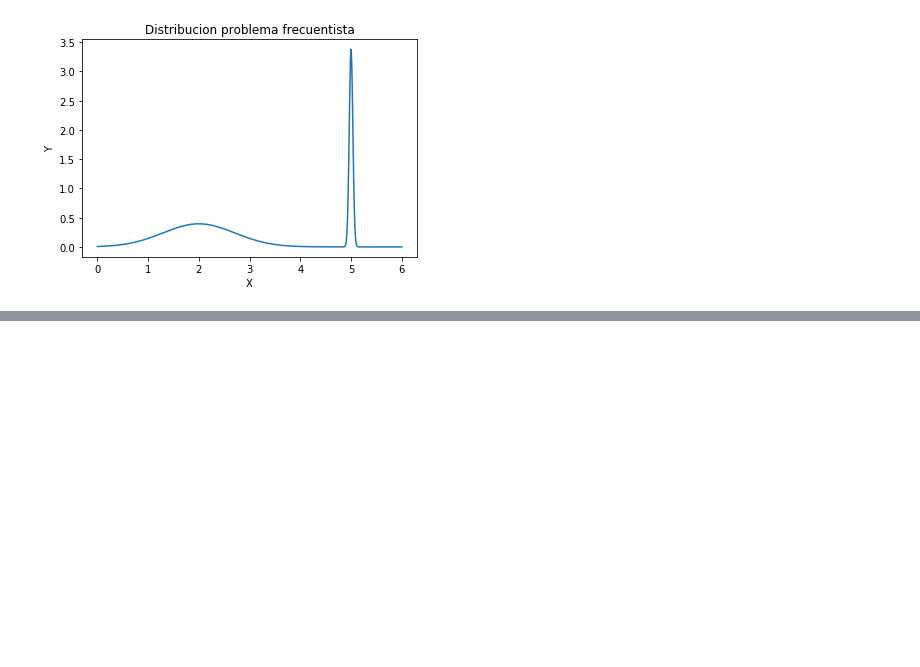
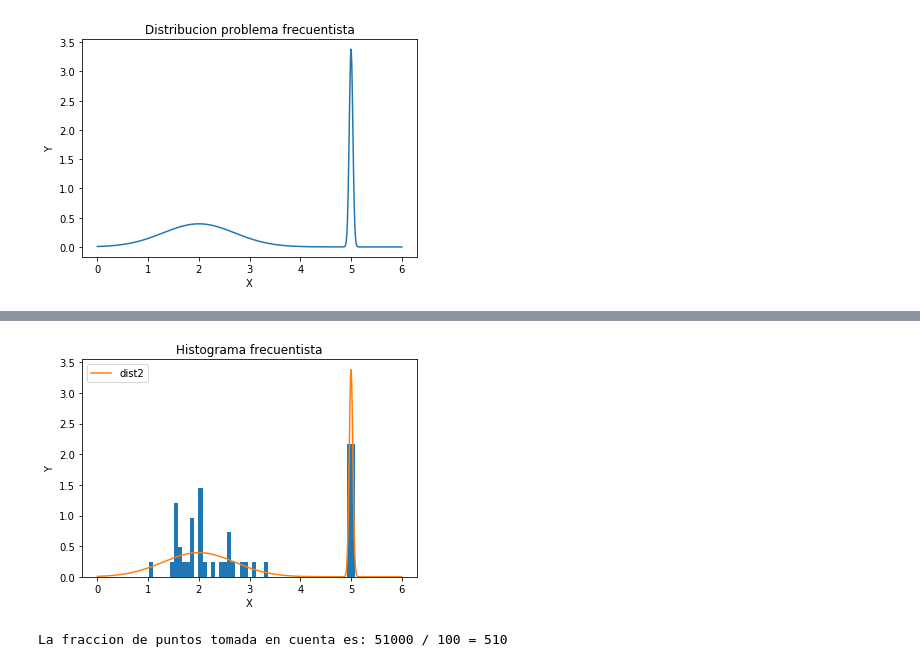
Before and after one commit to Angelicarjs/AngelicaMoreno_bonofinal, a Jupyter notebook: AngelicaMoreno_bonofinal.ipynb, the cells around one changed output, grey strips where cells are left out. Cells and saved outputs as stored; diff of their text form; code cells hidden in the pictures; blank space fills up the shorter version.

```diff
--- a/AngelicaMoreno_bonofinal.ipynb
+++ b/AngelicaMoreno_bonofinal.ipynb
@@ -91,0 +93,34 @@ plt.show()
+# %%
+#Histograma frecuencista
+x_3 = (60*np.random.rand(1000))/10 #1000 randoms entre 0 y 6
+y_3 = (350*np.random.rand(1000))/100 #1000 randoms entre 0 y 3.5
+
+#lista donde se guardan los valores de x que se encunetren debajo de la funcion
+x_bj = list()
+
+i = 0 #contador
+cts = 0 #contador para calcular la fraccion de puntos que se tomaron
+while(i<1000):
+    x_act = x_3[i]
+    if( y_3[i] < funcion(x_act) ): #pregunta si esta por debajo de la funcion
+        x_bj.append(x_act)
+        cts = cts + 1
+
+    i = i+1
+
+#plotea
+plt.figure()
+plt.hist(x_bj, bins = 50, normed = True)
+plt.plot(x_s,y_s, label = 'dist2')
+plt.legend()
+plt.xlabel('X')
+plt.ylabel('Y')
+plt.title('Histograma frecuentista')
+plt.show()
+
+##falta normalizar
+
+print "La fraccion de puntos tomada en cuenta es:", (cts*1000), "/", 100 , "=", (cts*1000)/100
+# %% [output]
+[figure, added]
+La fraccion de puntos tomada en cuenta es: 51000 / 100 = 510
```
Also changed, not shown: parts of 1 cell of this notebook.
